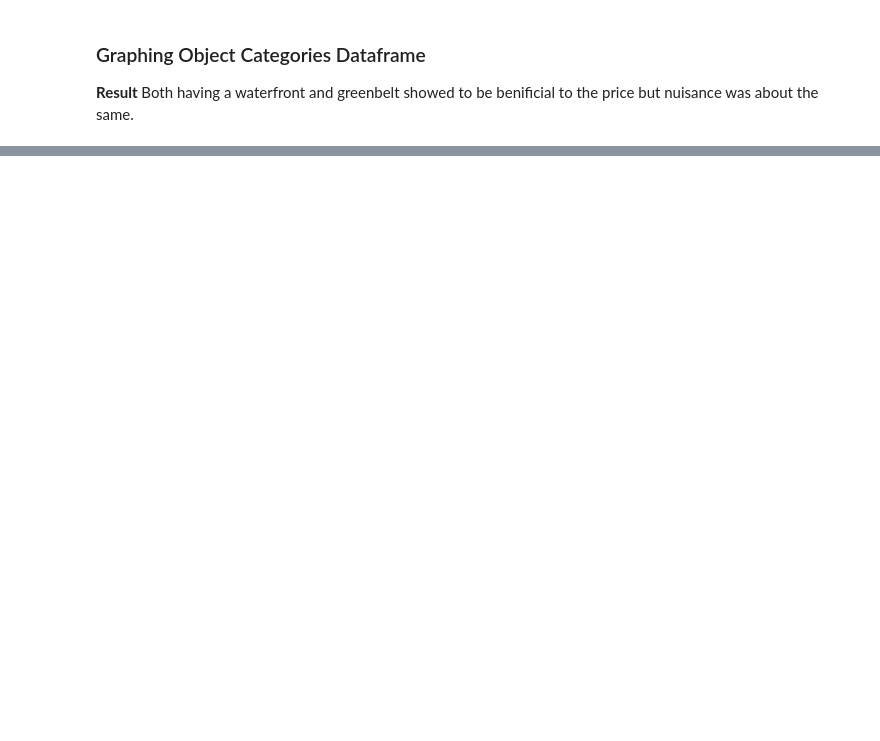
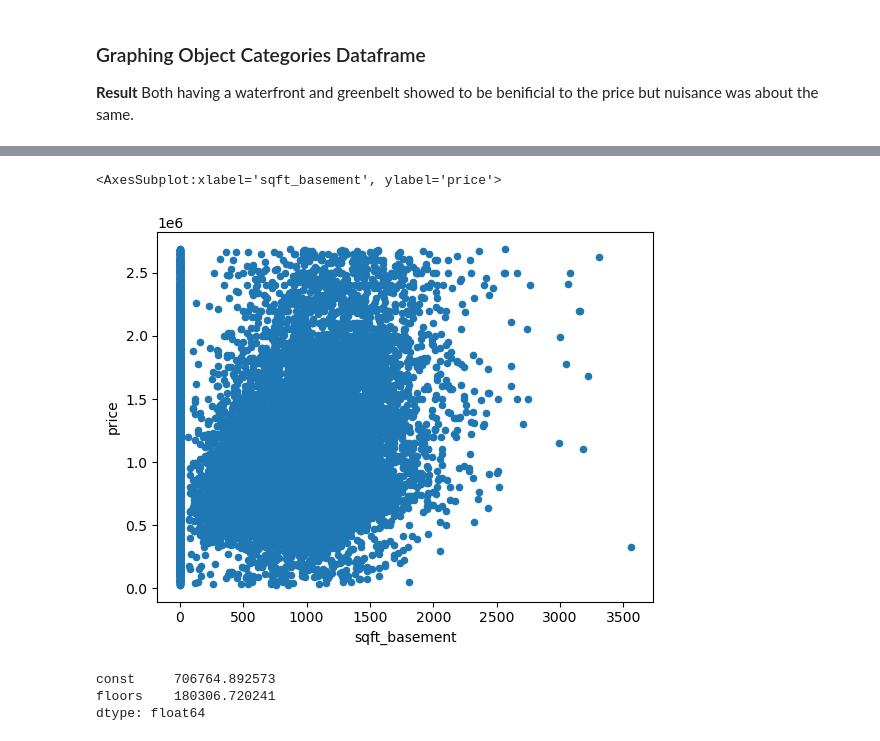
Before and after one commit to Tommyphung1/King-County-Feature-Regression, a Jupyter notebook: data_exploration.ipynb, the cells around one changed output, grey strips where cells are left out. Cells and saved outputs as stored; diff of their text form; code cells hidden in the pictures; blank space fills up the shorter version.

```diff
--- a/data_exploration.ipynb
+++ b/data_exploration.ipynb
@@ -167,0 +219,11 @@ df_obj_cat['price'].loc[df_obj_cat['waterfront'] == 'YES'].std()
+# %%
+df_cleaned.plot.scatter('sqft_basement', 'price')
+# %% [output]
+<AxesSubplot:xlabel='sqft_basement', ylabel='price'>
+[figure, added]
+# %%
+results.params
+# %% [output]
+const     706764.892573
+floors    180306.720241
+dtype: float64
```
Also changed, not shown: parts of 13 cells of this notebook, 1 other file.
